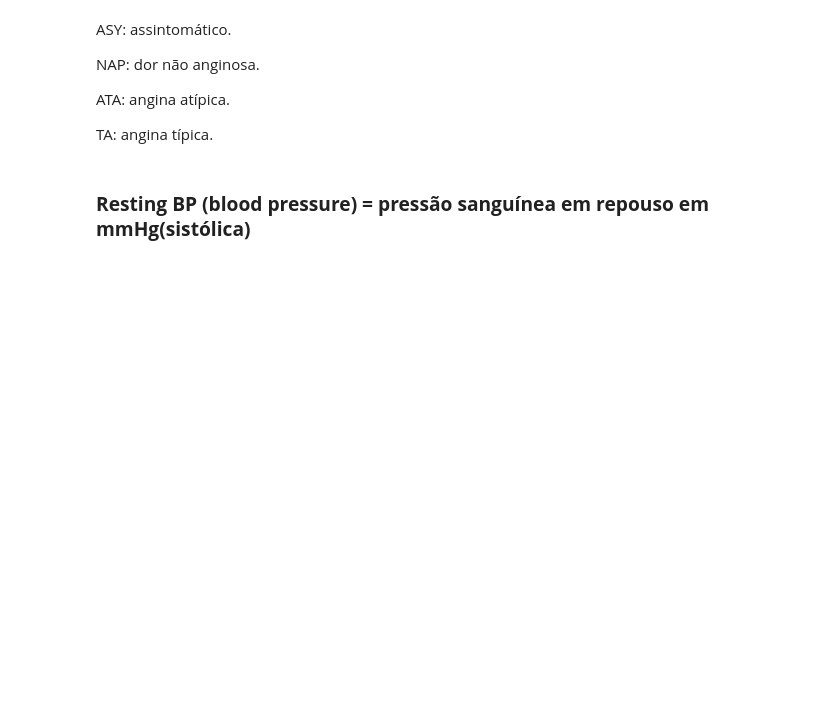
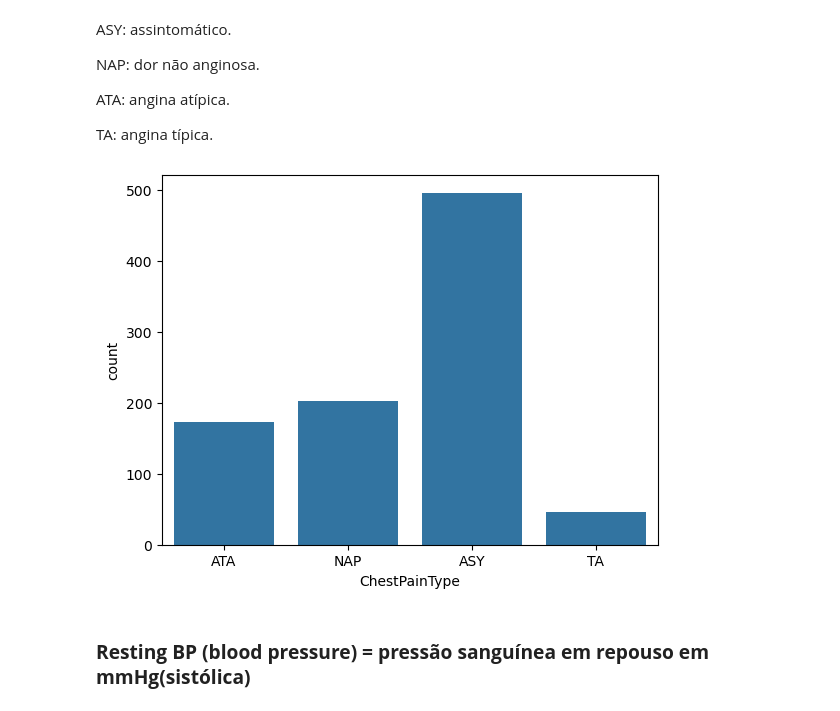
Before and after one commit to lucassantosf/python, a Jupyter notebook: machine_learning/section_4/tratamento_classificacao.ipynb, the cells around one changed output. Drawn from its saved outputs; the diff is of its cells as text; code cells hidden in the pictures; blank space fills up the shorter version.

```diff
--- a/machine_learning/section_4/tratamento_classificacao.ipynb
+++ b/machine_learning/section_4/tratamento_classificacao.ipynb
@@ -71,6 +127,10 @@ NAP: dor não anginosa.
 ATA: angina atípica.
 
 TA: angina típica.
+# %%
+sns.countplot(x='ChestPainType', data=dados);
+# %% [output]
+[figure, added]
 # %% [markdown]
 ### **Resting BP (blood pressure) = pressão sanguínea em repouso em mmHg(sistólica)**
 # %%
```
Also changed, not shown: parts of 26 cells of this notebook.
